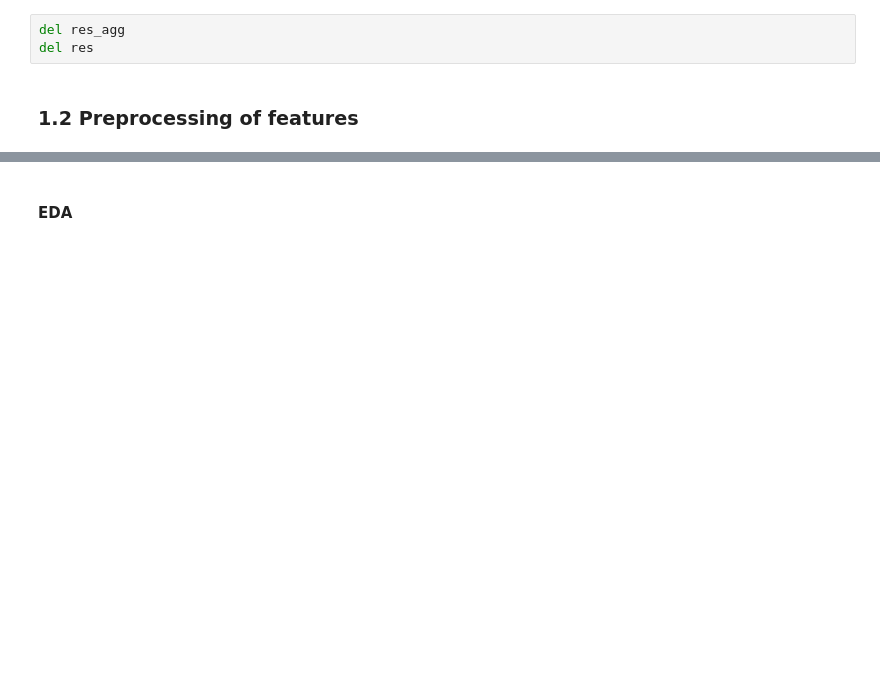
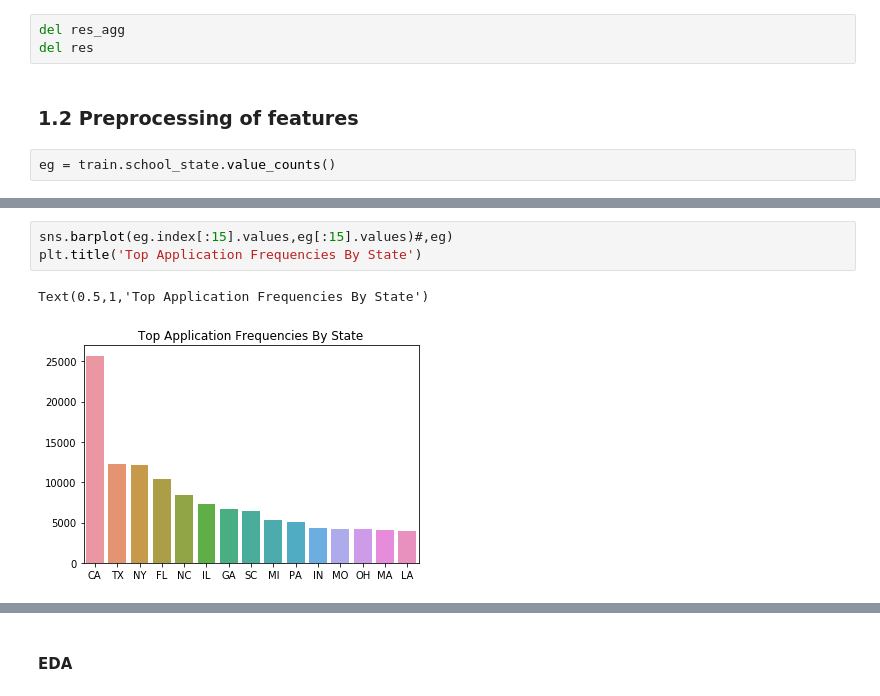
Before and after one commit to Mikhail-Naumov/Donors_Choose, a Jupyter notebook: Donors_LGBM.ipynb, the cells around one changed output, grey strips where cells are left out. Cells and saved outputs as stored; diff of their text form; blank space fills up the shorter version.

```diff
--- a/Donors_LGBM.ipynb
+++ b/Donors_LGBM.ipynb
@@ -155,3 +125,5 @@ del res_agg
 del res
 # %% [markdown]
 ### 1.2 Preprocessing of features
+# %%
+eg = train.school_state.value_counts()
@@ -157,0 +138,6 @@ del res
+# %%
+sns.barplot(eg.index[:15].values,eg[:15].values)#,eg)
+plt.title('Top Application Frequencies By State')
+# %% [output]
+Text(0.5,1,'Top Application Frequencies By State')
+[figure, added]
```
Also changed, not shown: parts of 45 cells of this notebook.
